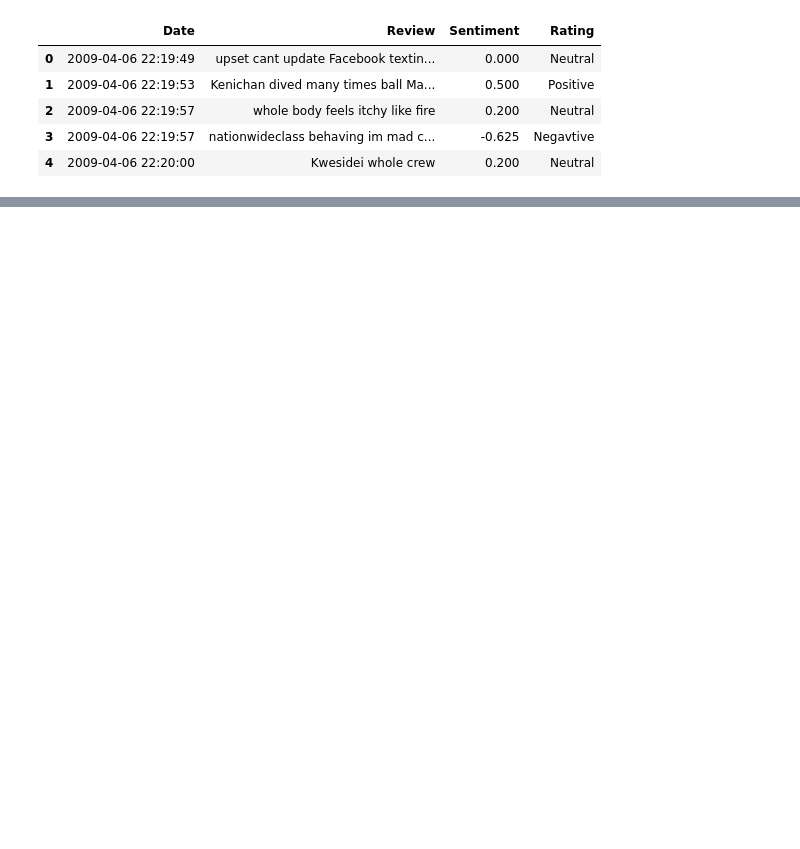
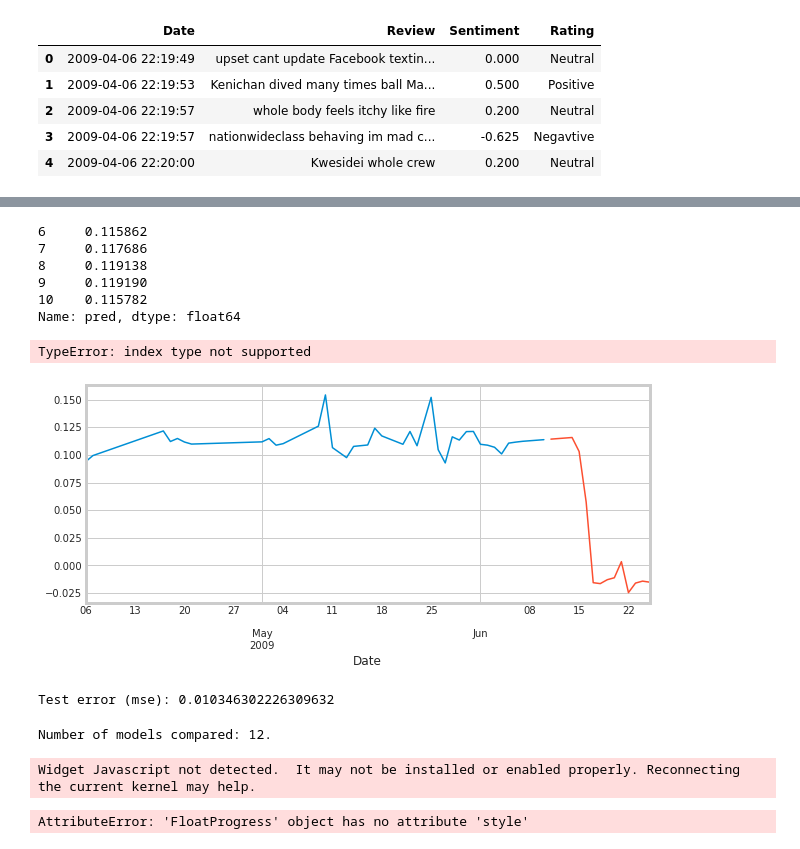
Before and after one commit to AlgirMina/Sem2CA2, a Jupyter notebook: SEM2CA2.ipynb, the cells around one changed output, grey strips where cells are left out. Cells and saved outputs as stored; diff of their text form; code cells hidden in the pictures; blank space fills up the shorter version.

```diff
--- a/SEM2CA2.ipynb
+++ b/SEM2CA2.ipynb
@@ -294,0 +696,8 @@ NameError: name 'sns' is not defined
+# %%
+forecaster = ForecasterAutoreg(
+                regressor = RandomForestRegressor(random_state=123),
+                lags = 6
+                )
+
+forecaster.fit(y=dtime_train['Sentiment'])
+forecaster
@@ -294,0 +722,60 @@ NameError: name 'sns' is not defined
+# %%
+steps = 15
+predictions = forecaster.predict(steps=steps)
+predictions.head(5)
+# %% [output]
+6     0.115862
+7     0.117686
+8     0.119138
+9     0.119190
+10    0.115782
+Name: pred, dtype: float64
+# %%
+fig, ax = plt.subplots(figsize=(9, 4))
+dtime_train['Sentiment'].plot(ax=ax, label='train')
+dtime_test['Sentiment'].plot(ax=ax, label='test')
+predictions.plot(ax=ax, label='predictions')
+ax.legend();
+# %% [output]
+TypeError: index type not supported
+[figure, added]
+# %%
+error_mse = mean_squared_error(
+                y_true = dtime_test['Sentiment'],
+                y_pred = predictions
+            )
+
+print(f"Test error (mse): {error_mse}")
+# %% [output]
+Test error (mse): 0.010346302226309632
+# %%
+steps = 15
+forecaster = ForecasterAutoreg(
+                regressor = RandomForestRegressor(random_state=123),
+                lags      = 12 # This value will be replaced in the grid search
+             )
+
+# Lags used as predictors
+lags_grid = [10, 20]
+
+# Regressor's hyperparameters
+param_grid = {'n_estimators': [100, 500],
+              'max_depth': [3, 5, 10]}
+
+results_grid = grid_search_forecaster(
+                        forecaster         = forecaster,
+                        y                  = dtime_train['Sentiment'],
+                        param_grid         = param_grid,
+                        lags_grid          = lags_grid,
+                        steps              = steps,
+                        refit              = True,
+                        metric             = 'mean_squared_error',
+                        initial_train_size = int(len(dtime_train)*0.5),
+                        fixed_train_size   = False,
+                        return_best        = True,
+                        verbose            = False
+               )
+# %% [output]
+Number of models compared: 12.
+Widget Javascript not detected.  It may not be installed or enabled properly. Reconnecting the current kernel may help.
+AttributeError: 'FloatProgress' object has no attribute 'style'
```
Also changed, not shown: parts of 70 cells of this notebook.
